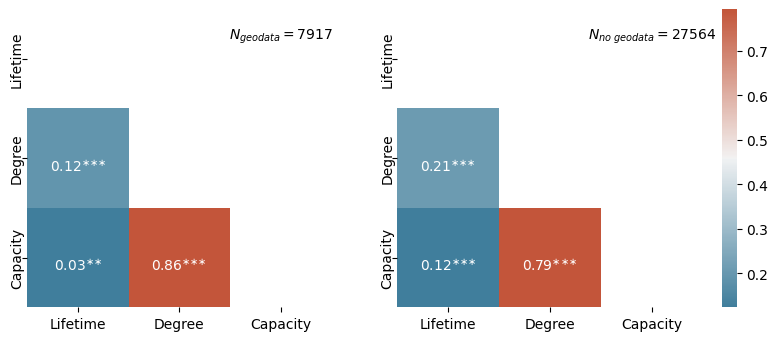
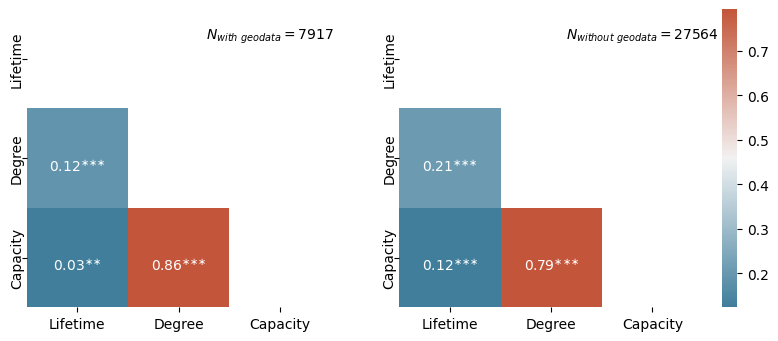
The notebook cell's code change between the first figure and the second:
--- before
+++ after
@@ -20,5 +20,5 @@
 ax_left.set_yticklabels(labels=ax_left.get_yticklabels(), ha='center', rotation=90)
 ax_left.collections[0].colorbar.ax.set_visible(False)
-ax_left.text(2.5, 0.3, f"$N_{{geodata}}={len(d1)}$", ha='center')
+ax_left.text(2.4, 0.3, f"$N_{{with~geodata}}={len(d1)}$", ha='center')
 
 ax_right = fig.add_subplot(1, 2, 2)  
@@ -34,5 +34,5 @@
                  robust=False, ax=ax_right, cbar=True, annot=a) 
 ax_right.set_yticklabels(labels=ax_right.get_yticklabels(), ha='center', rotation=90)
-ax_right.text(2.5, 0.3, f"$N_{{no~geodata}}={len(d2)}$", ha='center')
+ax_right.text(2.4, 0.3, f"$N_{{without~geodata}}={len(d2)}$", ha='center')
 
 fig.tight_layout(pad=1.01)

Commit: modified:   analysis.ipynb